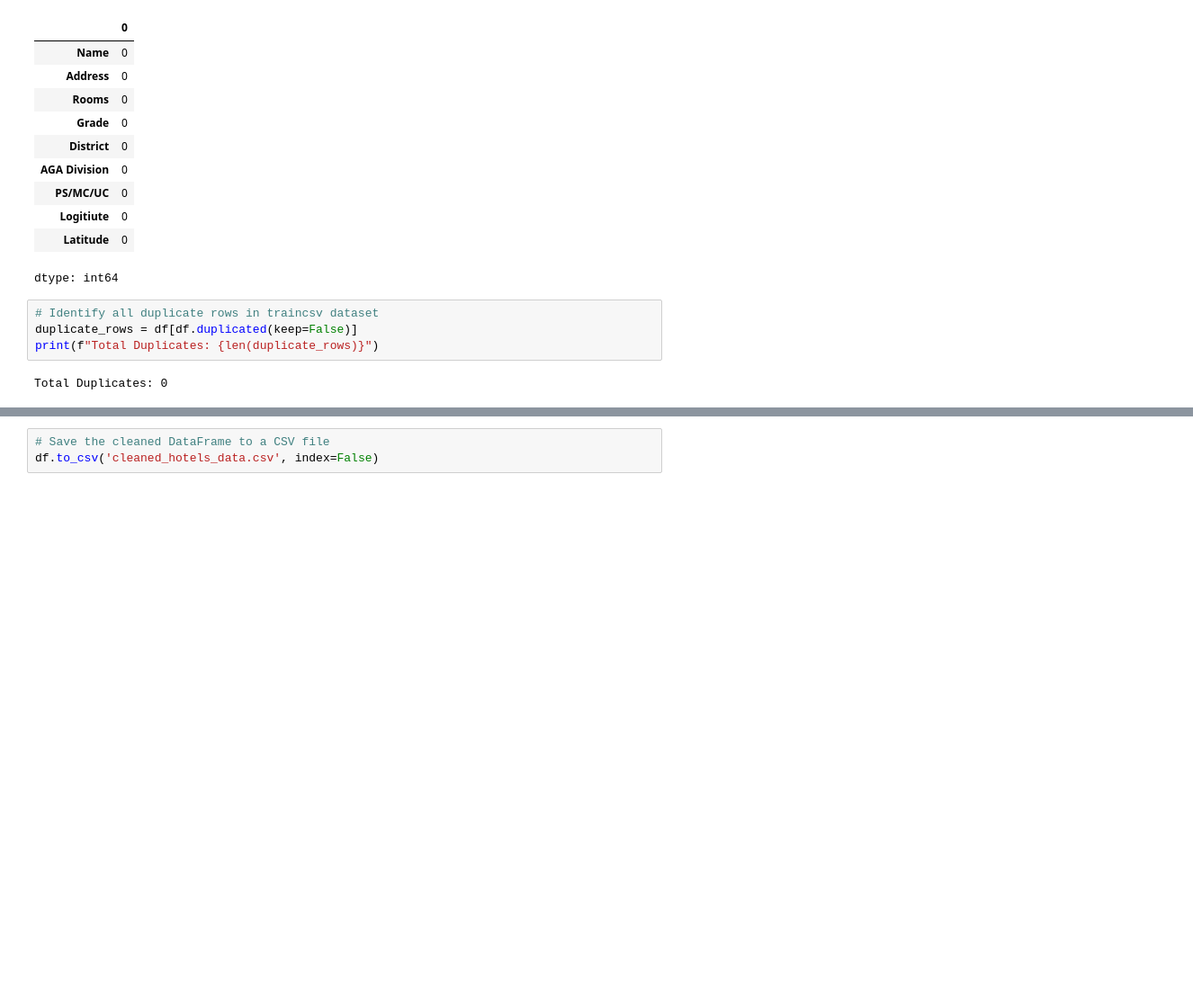
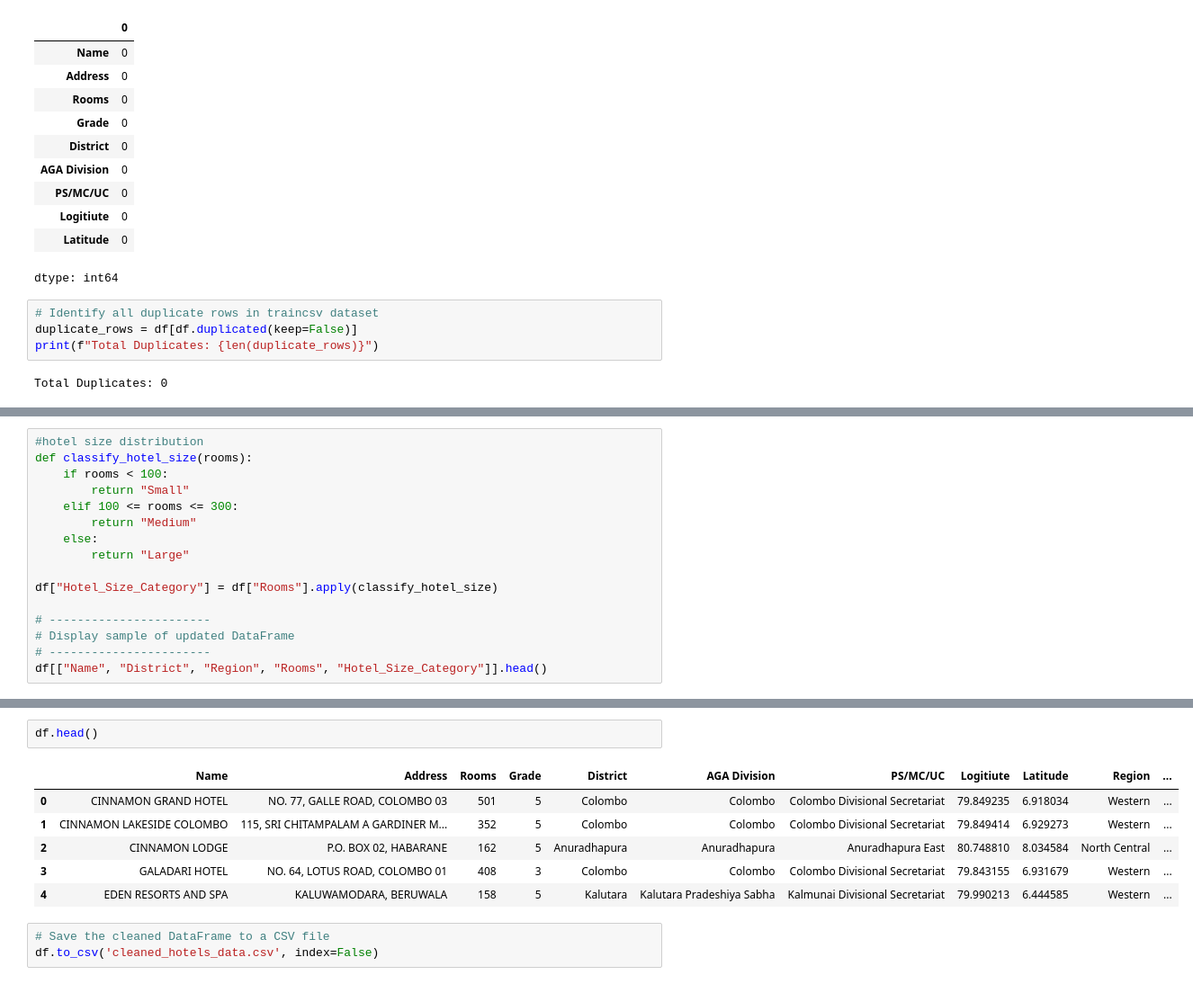
Before and after one commit to suhailnoor18/Data_science_life_cycle_cw2, a Jupyter notebook: DSPL_CW2.ipynb, the cells around one changed output, grey strips where cells are left out. Shown: that part at 90% size. Drawn from its saved outputs; the diff is of its cells as text; blank space fills up the shorter version.

```diff
--- a/DSPL_CW2.ipynb
+++ b/DSPL_CW2.ipynb
@@ -73,0 +117,16 @@ Total Duplicates: 0
+# %%
+#hotel size distribution
+def classify_hotel_size(rooms):
+    if rooms < 100:
+        return "Small"
+    elif 100 <= rooms <= 300:
+        return "Medium"
+    else:
+        return "Large"
+
+df["Hotel_Size_Category"] = df["Rooms"].apply(classify_hotel_size)
+
+# -----------------------
+# Display sample of updated DataFrame
+# -----------------------
+df[["Name", "District", "Region", "Rooms", "Hotel_Size_Category"]].head()
@@ -74,3 +140,12 @@ Total Duplicates: 0
+# %%
+df.head()
+# %% [output]
+|  | Name | Address | Rooms | Grade | District | AGA Division | PS/MC/UC | Logitiute | Latitude | Region | ... |
+| 0 | CINNAMON GRAND HOTEL | NO. 77, GALLE ROAD, COLOMBO 03 | 501 | 5 | Colombo | Colombo | Colombo Divisional Secretariat | 79.849235 | 6.918034 | Western | ... |
+| 1 | CINNAMON LAKESIDE COLOMBO | 115, SRI CHITAMPALAM A GARDINER M... | 352 | 5 | Colombo | Colombo | Colombo Divisional Secretariat | 79.849414 | 6.929273 | Western | ... |
+| 2 | CINNAMON LODGE | P.O. BOX 02, HABARANE | 162 | 5 | Anuradhapura | Anuradhapura | Anuradhapura East | 80.748810 | 8.034584 | North Central | ... |
+| 3 | GALADARI HOTEL | NO. 64, LOTUS ROAD, COLOMBO 01 | 408 | 3 | Colombo | Colombo | Colombo Divisional Secretariat | 79.843155 | 6.931679 | Western | ... |
+| 4 | EDEN RESORTS AND SPA | KALUWAMODARA, BERUWALA | 158 | 5 | Kalutara | Kalutara Pradeshiya Sabha | Kalmunai Divisional Secretariat | 79.990213 | 6.444585 | Western | ... |
 # %%
 # Save the cleaned DataFrame to a CSV file
 df.to_csv('cleaned_hotels_data.csv', index=False)
```
Also changed, not shown: parts of 4 cells of this notebook.
